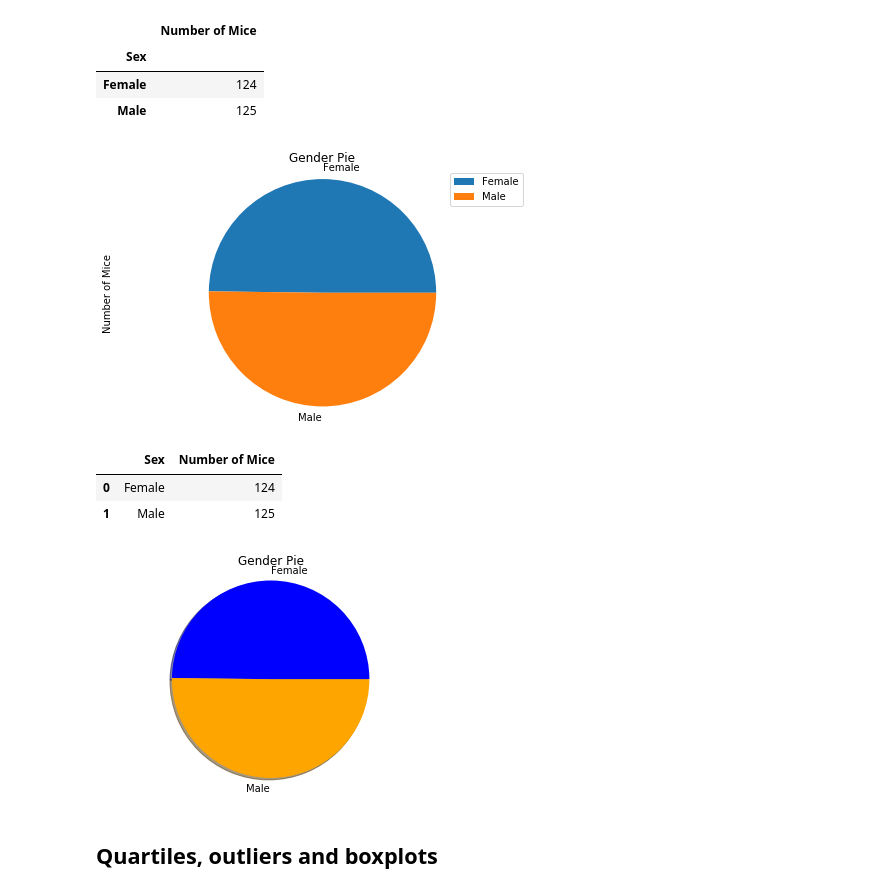
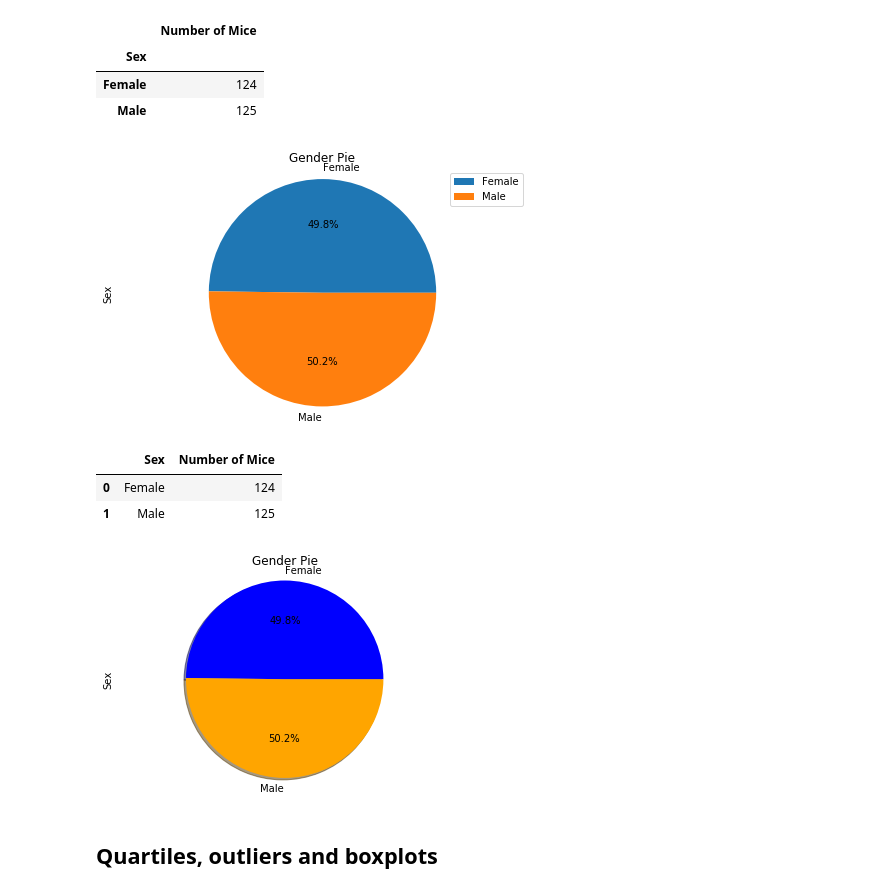
Before and after one commit to LizzyO/Pymaceuticals-Challenge, a Jupyter notebook: Pymaceuticals/pymaceuticals.ipynb, the cells around one changed output. Saved outputs shown, nothing was run; the diff lists cells and outputs as text; code cells hidden in the pictures.

```diff
--- a/Pymaceuticals/pymaceuticals.ipynb
+++ b/Pymaceuticals/pymaceuticals.ipynb
@@ -121,12 +132,13 @@ remice_gender_data
 | Male | 125 |
 # %%
 # Create a pie chart based upon the trip duration of that single bike
-gender_pie = remice_gender_data.plot(kind='pie', y="Number of Mice", title=("Gender Pie"))
+gender_pie = remice_gender_data.plot(kind='pie', y="Number of Mice", title=("Gender Pie"), autopct="%1.1f%%")
 plt.tight_layout()
+plt.ylabel('Sex')
 plt.axis('equal')
 plt.show()
 # %% [output]
-[figure, old version]
+[figure, new version]
 # %%
 # Generate a pie plot showing the distribution of female versus male mice using pyplot
 regender_pie = remice_gender_data.reset_index()
@@ -138,13 +150,14 @@ regender_pie
 # %%
 x_axis = remice_gender_data["Number of Mice"]
 labels = regender_pie["Sex"]
 colors = ["blue", "orange"]
 plt.title("Gender Pie")
-plt.pie(remice_gender_data, labels=labels, colors=colors, shadow=True, startangle=360)
+plt.pie(remice_gender_data, labels=labels, colors=colors, shadow=True, startangle=360, autopct="%1.1f%%")
 plt.axis("equal")
+plt.ylabel('Sex')
 plt.show()
 # %% [output]
-[figure, old version]
+[figure, new version]
 # %% [markdown]
 ## Quartiles, outliers and boxplots
 # %%
```
Also changed, not shown: parts of 18 cells of this notebook, 1 other file.
